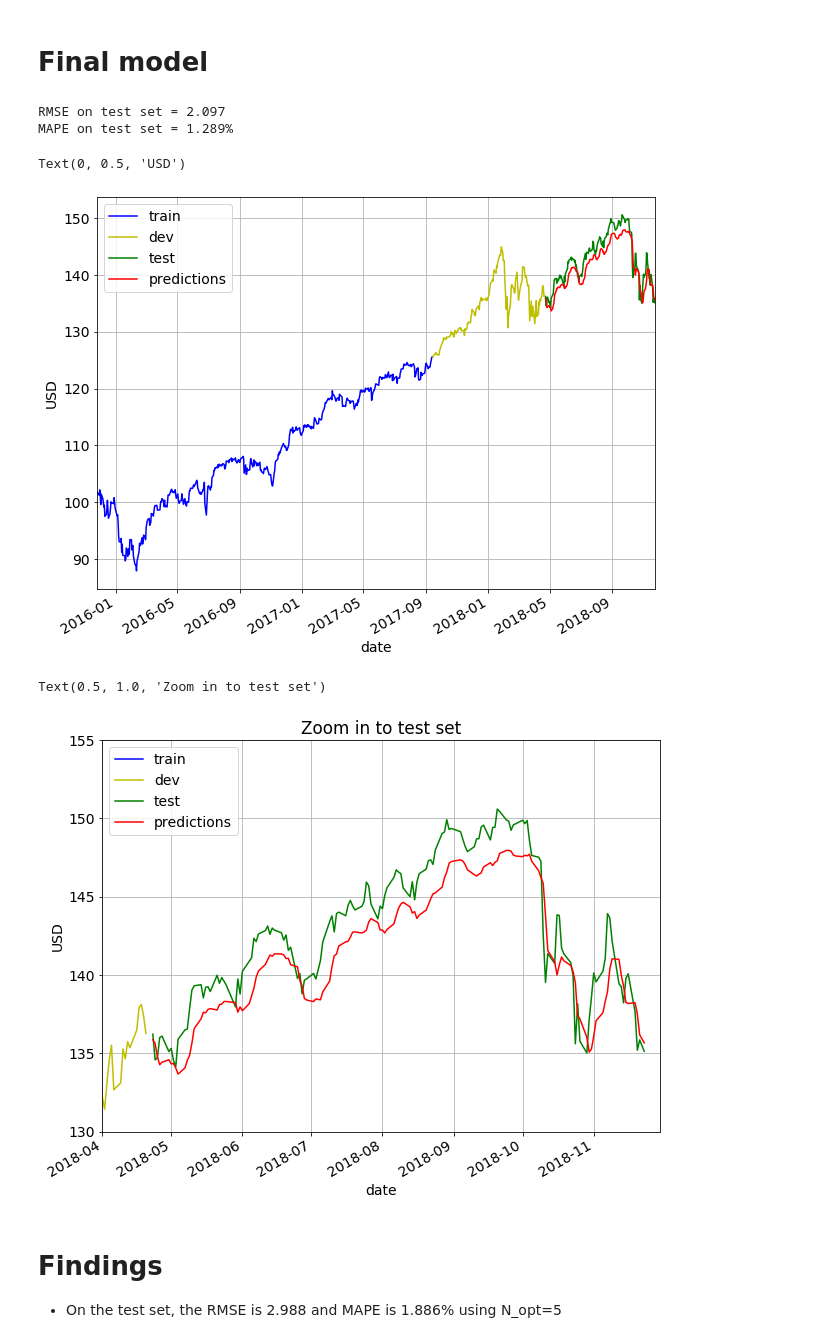
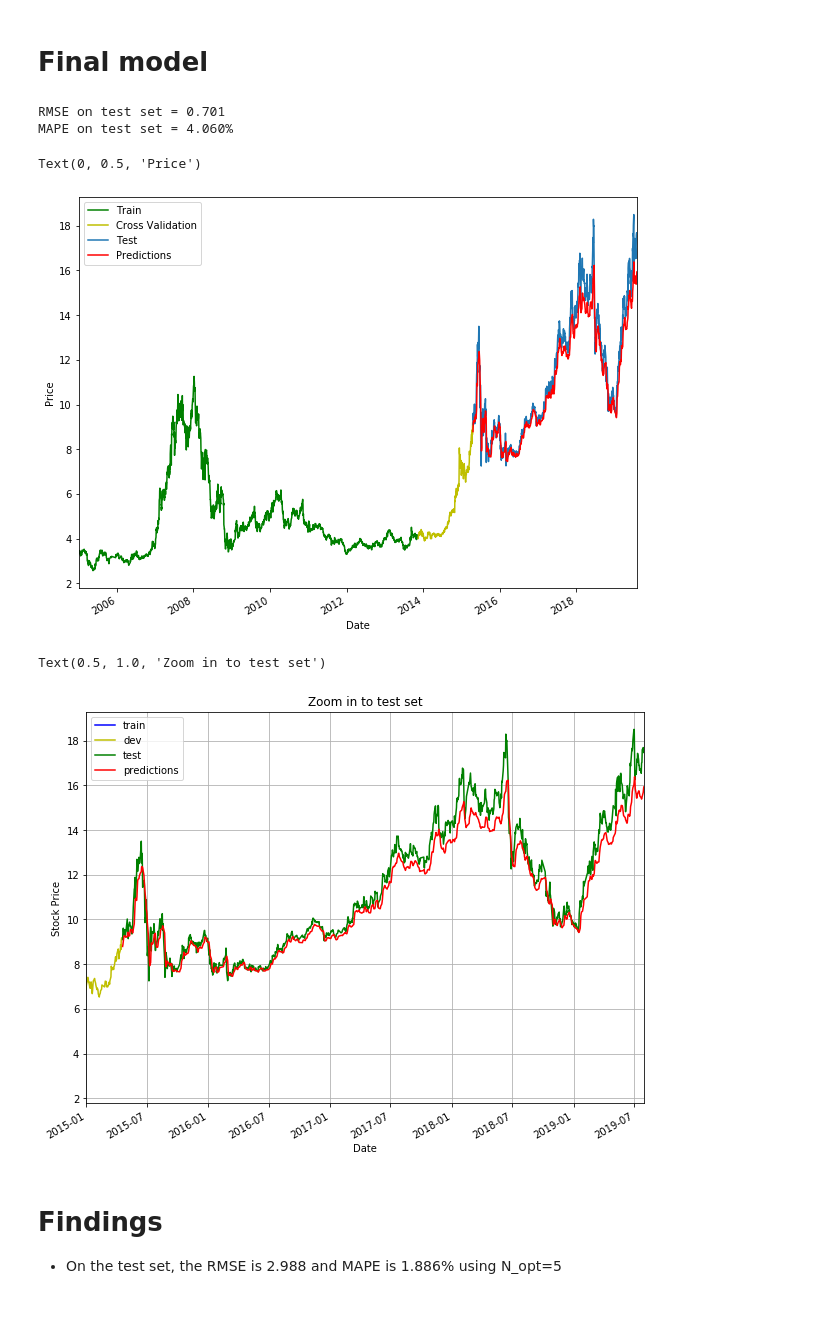
Before and after one commit to lkkljk/DL, a Jupyter notebook: 20190211/20190211/v4_lstm-Copy1.ipynb, the cells around one changed output. Cells and saved outputs as stored; diff of their text form; code cells hidden in the pictures; blank space fills up the shorter version.

```diff
--- a/20190211/20190211/v4_lstm-Copy1.ipynb
+++ b/20190211/20190211/v4_lstm-Copy1.ipynb
@@ -228,10 +216,10 @@ y_cv.shape = (151, 1)
 # %%
 # Here we scale the train_cv set, for the final model
 scaler_final = MinMaxScaler(feature_range=(0, 1))
-train_cv_scaled_final = scaler_final.fit_transform(np.array(train_cv['adj_close']).reshape(-1,1))
+train_cv_scaled_final = scaler_final.fit_transform(np.array(train_cv['close']).reshape(-1,1))
 print("scaler_final.data_min_ = " + str(scaler_final.data_min_))
 print("scaler_final.data_max_ = " + str(scaler_final.data_max_))
 
 # Scale the test dataset according the min and max obtained from train_cv set
-test_scaled  = scaler_final.transform(np.array(df['adj_close']).reshape(-1,1))
+test_scaled  = scaler_final.transform(np.array(df['close']).reshape(-1,1))
 # %% [output]
@@ -467,6 +449,6 @@ Minutes taken = 33.79049405256907
 # %%
 # Plot performance versus params
-rcParams['figure.figsize'] = 10, 8 # width 10, height 8
+rcParams['figure.figsize'] =8, 4 # width 10, height 8
 temp = error_rate[error_rate[param2_label]==param2_list[0]]
 ax = temp.plot(x=param_label, y='rmse', style='bs-', grid=True)
 legend_list = [param2_label + '_' + str(param2_list[0])]
@@ -637,6 +605,6 @@ Minutes taken = 80.66937495470047
 # %%
 # Plot RMSE
-rcParams['figure.figsize'] = 10, 8 # width 10, height 8
+rcParams['figure.figsize'] = 8, 4 # width 10, height 8
 
 ax = error_rate.plot(x='optimizer', y='rmse', style='bx-', grid=True)
 ax = error_rate.plot(x='optimizer', y='mape_pct', style='rx-', grid=True, ax=ax)
@@ -679,10 +637,10 @@ tuned_params
 # Final model
 # %%
 # Split train_cv into x and y
-x_train_cv_scaled, y_train_cv_scaled = get_x_y(train_cv_scaled_final, N_opt, N_opt)
+x_train_cv_scaled, y_train_cv_scaled = get_x_y(train_cv_scaled_final, 58, 58)
 
 # Split test into x and y
-x_test_scaled, y_test_scaled = get_x_y(test_scaled, N_opt, num_train+num_cv)
+x_test_scaled, y_test_scaled = get_x_y(test_scaled, 58, num_train+num_cv)
 
 # Train, predict and eval model
 rmse, mape, est = train_pred_eval_model(x_train_cv_scaled, \
@@ -690,11 +648,11 @@ rmse, mape, est = train_pred_eval_model(x_train_cv_scaled, \
                                         x_test_scaled, \
                                         y_test_scaled, \
                                         scaler_final, \
-                                        lstm_units=lstm_units_opt, \
-                                        dropout_prob=dropout_prob_opt, \
-                                        optimizer=optimizer_opt, \
-                                        epochs=epochs_opt, \
-                                        batch_size=batch_size_opt)
+                                        lstm_units=128, \
+                                        dropout_prob=0.8, \
+                                        optimizer='rmsprop', \
+                                        epochs=40, \
+                                        batch_size=16)
 
 # Calculate RMSE
 print("RMSE on test set = %0.3f" % rmse)
@@ -702,8 +660,8 @@ print("RMSE on test set = %0.3f" % rmse)
 # Calculate MAPE
 print("MAPE on test set = %0.3f%%" % mape)
 # %% [output]
-RMSE on test set = 2.097
-MAPE on test set = 1.289%
+RMSE on test set = 0.701
+MAPE on test set = 4.060%
 # %%
 # Plot adjusted close over time
 rcParams['figure.figsize'] = 10, 8 # width 10, height 8
@@ -711,32 +669,32 @@ rcParams['figure.figsize'] = 10, 8 # width 10, height 8
 est_df = pd.DataFrame({'est': est.reshape(-1),
                        'date': df[num_train+num_cv:]['date']})
 
-ax = train.plot(x='date', y='adj_close', style='b-', grid=True)
-ax = cv.plot(x='date', y='adj_close', style='y-', grid=True, ax=ax)
-ax = test.plot(x='date', y='adj_close', style='g-', grid=True, ax=ax)
-ax = est_df.plot(x='date', y='est', style='r-', grid=True, ax=ax)
-ax.legend(['train', 'dev', 'test', 'predictions'])
-ax.set_xlabel("date")
-ax.set_ylabel("USD")
+ax = train.plot(x='date', y='close', style='g-')
+ax = cv.plot(x='date', y='close', style='y-', ax=ax)
+ax = test.plot(x='date', y='close', style='-', ax=ax)
+ax = est_df.plot(x='date', y='est', style='r-', ax=ax)
+ax.legend(['Train', 'Cross Validation', 'Test', 'Predictions'])
+ax.set_xlabel("Date")
+ax.set_ylabel("Price")
 # %% [output]
-Text(0, 0.5, 'USD')
+Text(0, 0.5, 'Price')
-[figure, old version]
+[figure, new version]
 # %%
 # Plot adjusted close over time, for test set only
 rcParams['figure.figsize'] = 10, 8 # width 10, height 8
-ax = train.plot(x='date', y='adj_close', style='b-', grid=True)
-ax = cv.plot(x='date', y='adj_close', style='y-', grid=True, ax=ax)
-ax = test.plot(x='date', y='adj_close', style='g-', grid=True, ax=ax)
+ax = train.plot(x='date', y='close', style='b-', grid=True)
+ax = cv.plot(x='date', y='close', style='y-', grid=True, ax=ax)
+ax = test.plot(x='date', y='close', style='g-', grid=True, ax=ax)
 ax = est_df.plot(x='date', y='est', style='r-', grid=True, ax=ax)
 ax.legend(['train', 'dev', 'test', 'predictions'])
-ax.set_xlabel("date")
-ax.set_ylabel("USD")
-ax.set_xlim([date(2018, 4, 1), date(2018, 11, 30)])
-ax.set_ylim([130, 155])
+ax.set_xlabel("Date")
+ax.set_ylabel("Stock Price")
+ax.set_xlim([date(2015, 1, 1), date(2019, 8, 1)])
+#ax.set_ylim([130, 155])
 ax.set_title("Zoom in to test set")
 # %% [output]
 Text(0.5, 1.0, 'Zoom in to test set')
-[figure, old version]
+[figure, new version]
 # %% [markdown]
 # Findings
 * On the test set, the RMSE is 2.988 and MAPE is 1.886% using N_opt=5
```
Also changed, not shown: parts of 48 cells of this notebook, 9 other files.
